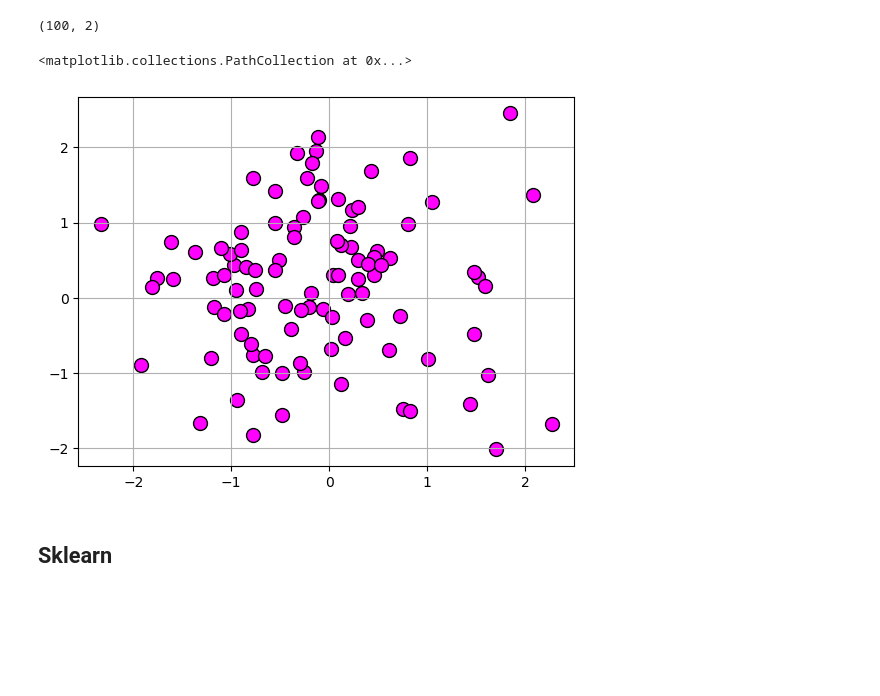
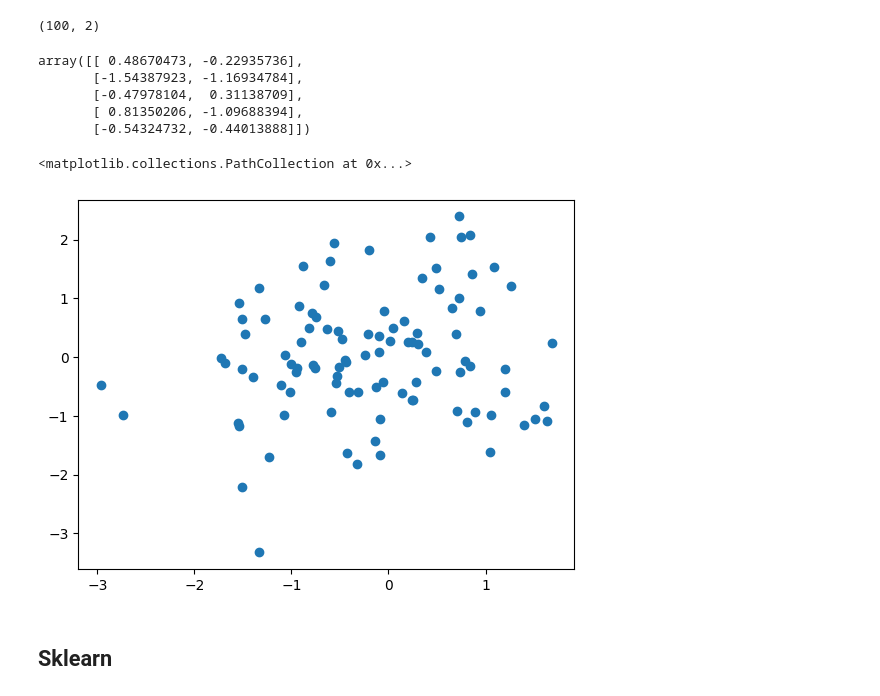
Before and after one commit to skolai/ds-intro, a Jupyter notebook: seminar02/02-ml-basics.ipynb, the cells around one changed output. Drawn from its saved outputs; the diff is of its cells as text; code cells hidden in the pictures; blank space fills up the shorter version.

```diff
--- a/seminar02/02-ml-basics.ipynb
+++ b/seminar02/02-ml-basics.ipynb
@@ -83,11 +104,19 @@ xs = np.random.normal(loc=0.0, scale=1.0, size=(n_points, n_dims))
 xs.shape
 # %% [output]
 (100, 2)
+# %%
+xs[:5]
+# %% [output]
+array([[ 0.48670473, -0.22935736],
+       [-1.54387923, -1.16934784],
+       [-0.47978104,  0.31138709],
+       [ 0.81350206, -1.09688394],
+       [-0.54324732, -0.44013888]])
 # %%
-plt.scatter(xs[:, 0], xs[:, 1], s=100, c='magenta', edgecolors='black')
+plt.scatter(xs[:, 0], xs[:, 1])
 # %% [output]
 <matplotlib.collections.PathCollection at 0x...>
-[figure, old version]
+[figure, new version]
 # %% [markdown]
 ## Sklearn
 # %% [markdown]
```
Also changed, not shown: parts of 51 cells of this notebook.
